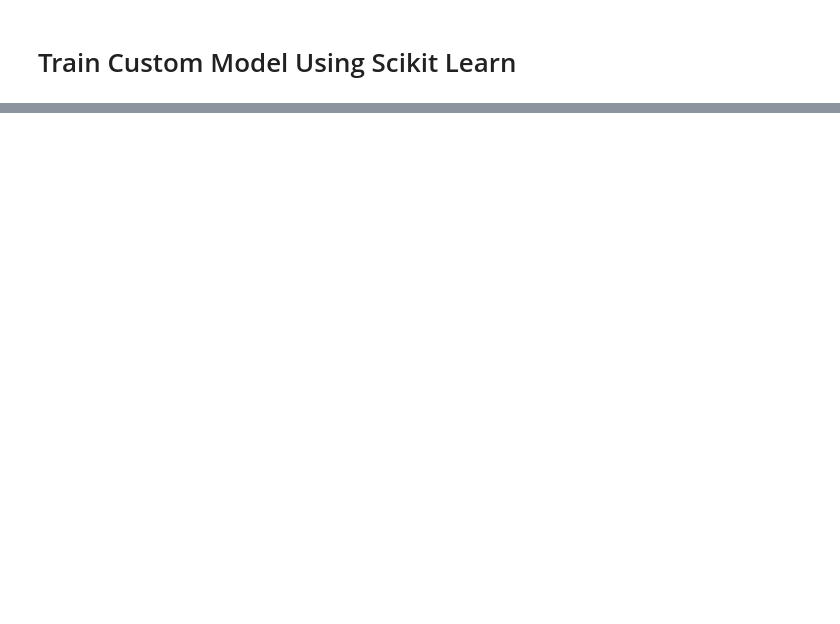
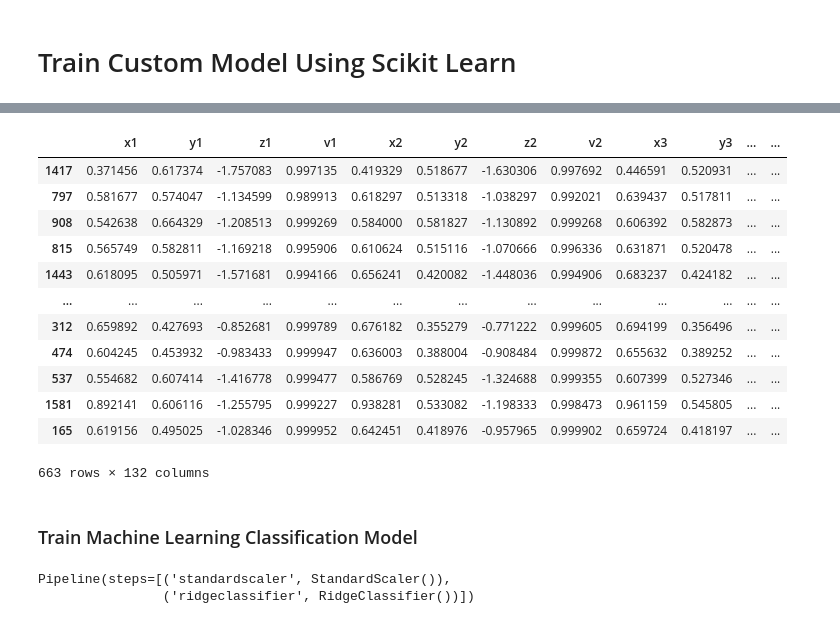
Before and after one commit to Endiong/Posture-Detection-System, a Jupyter notebook: Notebooks/PDS.ipynb, the cells around one changed output, grey strips where cells are left out. Saved outputs shown, nothing was run; the diff lists cells and outputs as text; code cells hidden in the pictures; blank space fills up the shorter version.

```diff
--- a/Notebooks/PDS.ipynb
+++ b/Notebooks/PDS.ipynb
@@ -157,0 +209,23 @@ cv2.destroyAllWindows()
+# %%
+X = df.drop("class", axis=1) # features
+y = df["class"] # target variable
+# %%
+X_train, X_test, y_train, y_test = train_test_split(X, y, test_size = 0.3, random_state = 1234)
+# %%
+X_test
+# %% [output]
+|  | x1 | y1 | z1 | v1 | x2 | y2 | z2 | v2 | x3 | y3 | ... | ... |
+| 1417 | 0.371456 | 0.617374 | -1.757083 | 0.997135 | 0.419329 | 0.518677 | -1.630306 | 0.997692 | 0.446591 | 0.520931 | ... | ... |
+| 797 | 0.581677 | 0.574047 | -1.134599 | 0.989913 | 0.618297 | 0.513318 | -1.038297 | 0.992021 | 0.639437 | 0.517811 | ... | ... |
+| 908 | 0.542638 | 0.664329 | -1.208513 | 0.999269 | 0.584000 | 0.581827 | -1.130892 | 0.999268 | 0.606392 | 0.582873 | ... | ... |
+| 815 | 0.565749 | 0.582811 | -1.169218 | 0.995906 | 0.610624 | 0.515116 | -1.070666 | 0.996336 | 0.631871 | 0.520478 | ... | ... |
+| 1443 | 0.618095 | 0.505971 | -1.571681 | 0.994166 | 0.656241 | 0.420082 | -1.448036 | 0.994906 | 0.683237 | 0.424182 | ... | ... |
+| ... | ... | ... | ... | ... | ... | ... | ... | ... | ... | ... | ... | ... |
+| 312 | 0.659892 | 0.427693 | -0.852681 | 0.999789 | 0.676182 | 0.355279 | -0.771222 | 0.999605 | 0.694199 | 0.356496 | ... | ... |
+| 474 | 0.604245 | 0.453932 | -0.983433 | 0.999947 | 0.636003 | 0.388004 | -0.908484 | 0.999872 | 0.655632 | 0.389252 | ... | ... |
+| 537 | 0.554682 | 0.607414 | -1.416778 | 0.999477 | 0.586769 | 0.528245 | -1.324688 | 0.999355 | 0.607399 | 0.527346 | ... | ... |
+| 1581 | 0.892141 | 0.606116 | -1.255795 | 0.999227 | 0.938281 | 0.533082 | -1.198333 | 0.998473 | 0.961159 | 0.545805 | ... | ... |
+| 165 | 0.619156 | 0.495025 | -1.028346 | 0.999952 | 0.642451 | 0.418976 | -0.957965 | 0.999902 | 0.659724 | 0.418197 | ... | ... |
+663 rows × 132 columns
+# %% [markdown]
+### Train Machine Learning Classification Model
@@ -157,0 +245,5 @@ cv2.destroyAllWindows()
+# %%
+list(pipelines.values())[1]
+# %% [output]
+Pipeline(steps=[('standardscaler', StandardScaler()),
+                ('ridgeclassifier', RidgeClassifier())])
```
Also changed, not shown: parts of 24 cells of this notebook, 2 other files.
